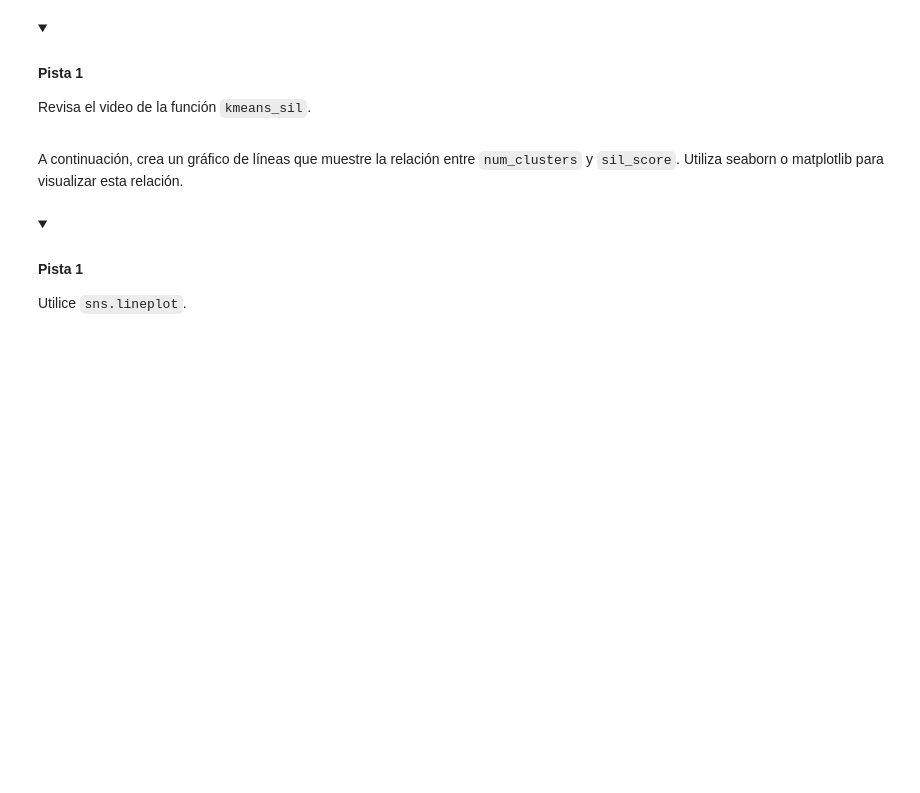
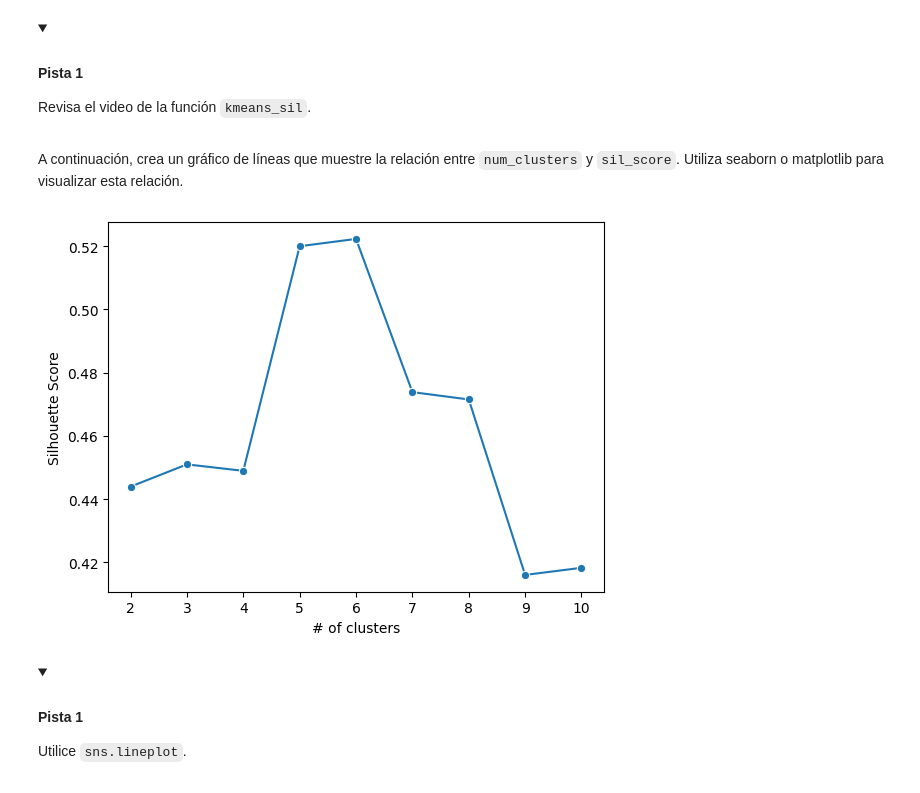
Before and after one commit to emipaz/Curso_Regresiones, a Jupyter notebook: Curso_ML/K-means/Activity_Build a K-means model_es.ipynb, the cells around one changed output. Drawn from its saved outputs; the diff is of its cells as text; code cells hidden in the pictures; folded sections open; blank space fills up the shorter version.

```diff
--- a/Curso_ML/K-means/Activity_Build a K-means model_es.ipynb
+++ b/Curso_ML/K-means/Activity_Build a K-means model_es.ipynb
@@ -303,3 +459,21 @@ Luego, compare la puntuación de silueta de cada valor de k, desde 2 hasta 10. P
 # Write a function to return a list of each k-value's score.
 
 ### YOUR CODE HERE ###
+def kmeans_sil(num_clusters, x_vals):
+    """
+    Accepts as arguments list of ints and data array.
+    Fits a KMeans model where k = each value in the list of ints.
+    Calculates a silhouette score for each k value.
+    Returns each k-value's silhouette score appended to a list.
+    """
+    sil_score = []
+    for num in num_clusters:
+        kms = KMeans(n_clusters=num, random_state=42)
+        kms.fit(x_vals)
+        sil_score.append(silhouette_score(x_vals, kms.labels_))
+
+    return sil_score
+
+
+sil_score = kmeans_sil(num_clusters, X_scaled)
+sil_score
@@ -315,7 +499,12 @@ Utiliza seaborn o matplotlib para visualizar esta relación.
 # %%
 # Create a line plot.
 
 ### YOUR CODE HERE ###
+plot = sns.lineplot(x=num_clusters, y=sil_score, marker = 'o')
+plot.set_xlabel("# of clusters");
+plot.set_ylabel("Silhouette Score");
+# %% [output]
+[figure, added]
 # %% [markdown]
 <details>
   <summary><h4><strong>Pista 1</strong></h4></summary>
```
Also changed, not shown: parts of 32 cells of this notebook, 1 other file.
